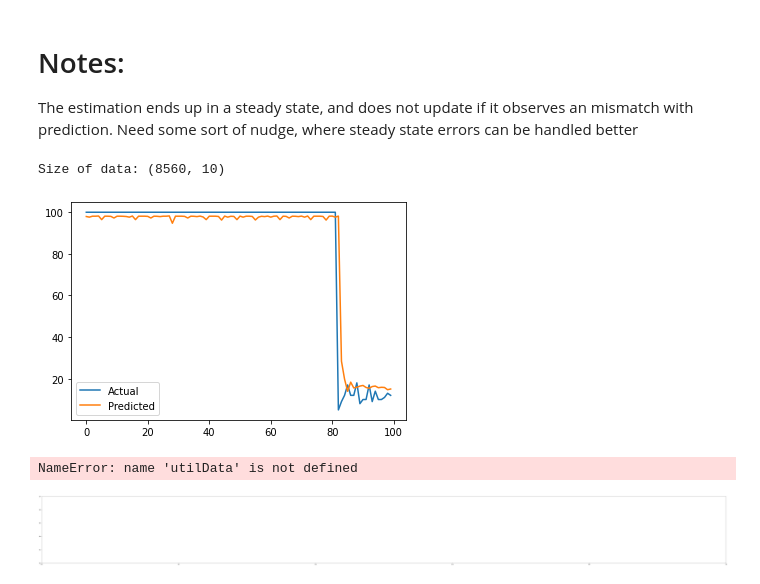
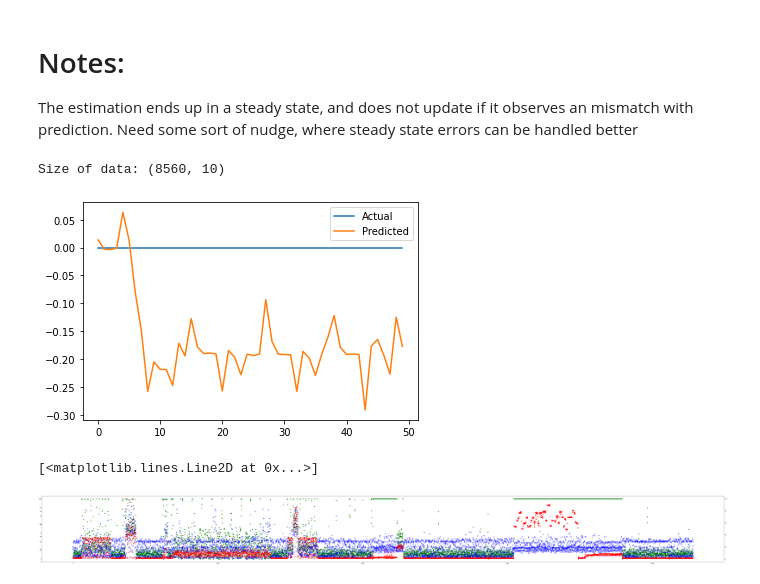
Before and after one commit to dipayan2/ARMAModel, a Jupyter notebook: ModularCode.ipynb, the cells around one changed output. Drawn from its saved outputs; the diff is of its cells as text; code cells hidden in the pictures.

```diff
--- a/ModularCode.ipynb
+++ b/ModularCode.ipynb
@@ -328,24 +389,25 @@ def main(TEST_START=7500,STEP=50,N_CLUST=5,TRAIN_END=6001,ARP=4):
 # Notes:
 The estimation ends up in a steady state, and does not update if it observes an mismatch with prediction. Need some sort of nudge, where steady state errors can be handled better
 # %%
-main(TRAIN_END=7500,TEST_START=7500,N_CLUST=15,STEP=100,ARP=4)
+main(TRAIN_END=7500,TEST_START=7500,N_CLUST=5,STEP=50,ARP=4)
 # %% [output]
 Size of data: (8560, 10)
-[figure, old version]
+[figure, new version]
 # %%
+utilData = getNewDataFrame('UtilTestFinal')
 fig, ax1 = plt.subplots(figsize=(100,10))
 
 x = utilData.index.values.tolist()
 y1 = utilData['bUtil']
 y2 = utilData['sUtil']
 y3 = utilData['mUtil']
 
 ax2 = ax1.twinx()
 ax3 = ax2.twinx()
 
 ax1.plot(x, y1, 'go')
 ax2.plot(x, y2, 'bo')
 ax3.plot(x, y3, 'ro')
 # %% [output]
-NameError: name 'utilData' is not defined
+[<matplotlib.lines.Line2D at 0x...>]
-[figure, old version]
+[figure, new version]
```
Also changed, not shown: parts of 5 cells of this notebook, 1 other file.
